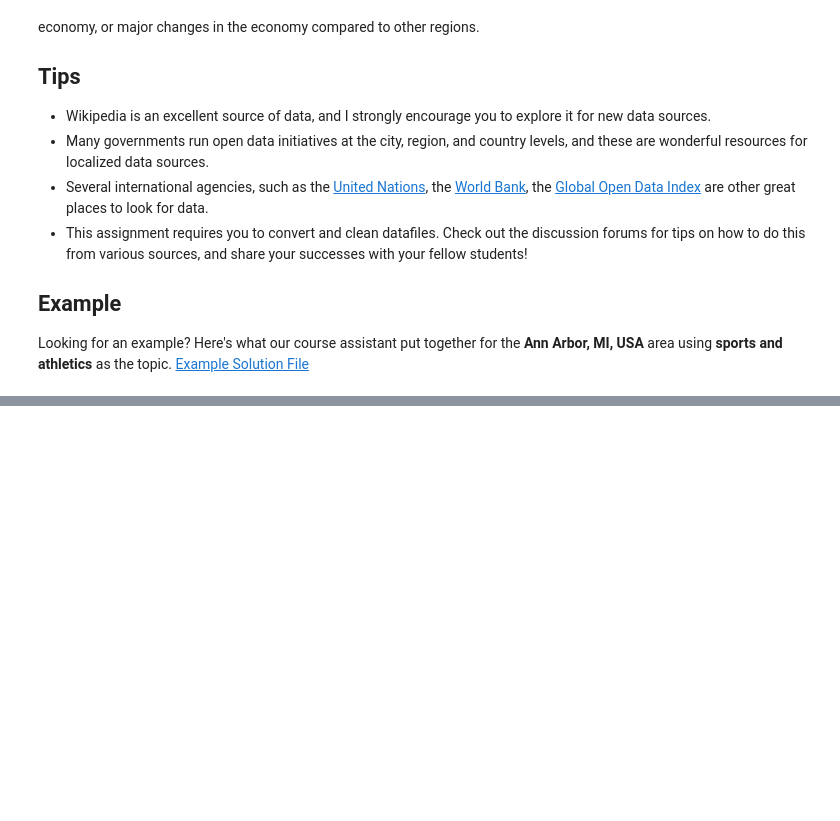
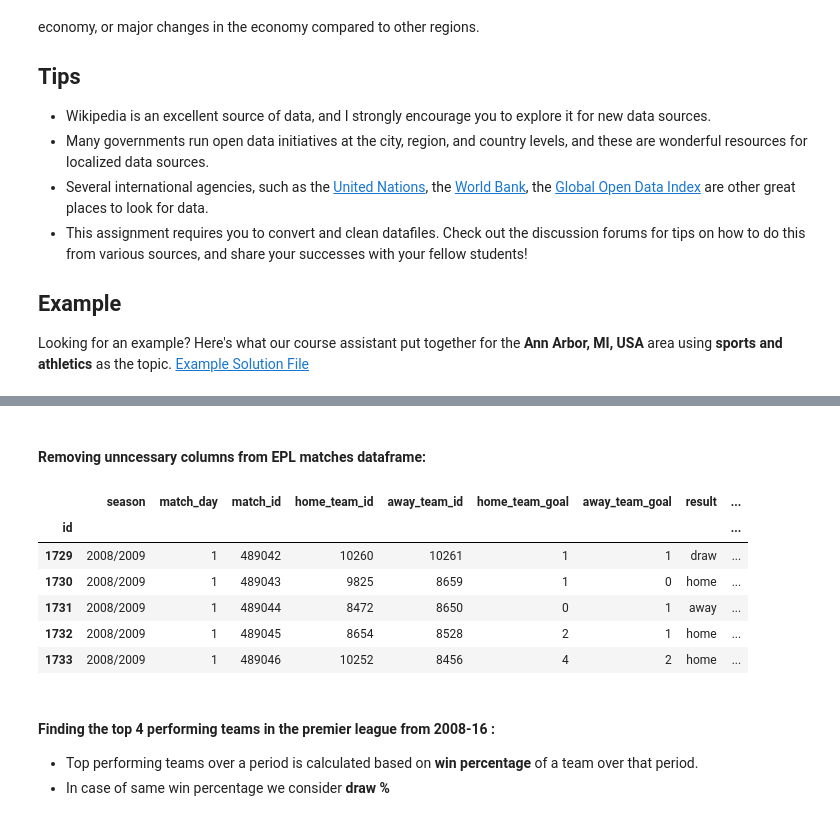
Before and after one commit to saurabhsm07/data-science-specialization, a Jupyter notebook: Course 2 - Applied plotting, charting and data representation/Notebooks/Assignment4.ipynb, the cells around one changed output, grey strips where cells are left out. Saved outputs shown, nothing was run; the diff lists cells and outputs as text; code cells hidden in the pictures; blank space fills up the shorter version.

Commit message:
begun with date preprocessing and cleaning for assignment 4

```diff
--- a/Course 2 - Applied plotting, charting and data representation/Notebooks/Assignment4.ipynb
+++ b/Course 2 - Applied plotting, charting and data representation/Notebooks/Assignment4.ipynb
@@ -37,4 +45,2 @@ import pandas as pd
 # %%
 conn = sqlite3.connect("./../../../../Datasets/European soccer databse 2008-16/database.sqlite")
-# %%
-df = pd.read_sql_query("select * from Country",conn)
@@ -55,0 +139,55 @@ df
+# %% [markdown]
+#### Removing unncessary columns from EPL matches dataframe:
+# %%
+# REMOVING : PLAYER INFORMATION COLUMNS, MATCH EVENT COLUMNS AND BETTING ODDS COLUMNS FOR THAT MATCH:
+# REMOVING: country Id, league Id and date of the match information
+# Setting index to 'id column'
+# renaming some columns {'home_team_api_id' : 'home_team_id', 'away_team_api_id': 'away_team_id','stage' : 'match_day'}
+epl_matches_df = (epl_matches_df.iloc[:,0:11]
+                  .drop(columns=['country_id', 'league_id', 'date'])
+                  .set_index('id')
+                  .rename({'home_team_api_id' : 'home_team_id', 'away_team_api_id': 'away_team_id','stage' : 'match_day', 'match_api_id' : 'match_id'}, axis= 1)
+                 )
+# %%
+# i/p : list of team ids o/p : dict of team id and team name
+def get_team_name(team_id_list):
+    team_long_name = {}
+    team_short_name = {}
+    for id in team_id_list:
+        team_long_name[id] = teams[teams['team_api_id'] == id]['team_long_name'].iloc[0]
+        team_short_name[id] = teams[teams['team_api_id'] == id]['team_short_name'].iloc[0]
+    return (team_long_name, team_short_name)
+# %%
+def add_result_column(row):
+    if row['home_team_goal'] == row['away_team_goal']:
+        row["result"] = 'draw'
+    elif row['home_team_goal'] > row['away_team_goal']:
+        row["result"] = 'home'
+    else:
+        row['result'] = 'away'
+    return row
+
+def add_team_names(row, team_name_dict):
+    row["home_team"] = team_name_dict[row['home_team_id']]
+    row["away_team"] = team_name_dict[row['away_team_id']]
+    return row
+
+full_name_dict, short_name_dict = get_team_name(epl_matches_df['home_team_id'].unique())
+
+# adding result column
+epl_matches_df = (epl_matches_df.apply(add_result_column, axis=1)
+                                .apply(add_team_names, args=(full_name_dict,), axis=1))
+# %%
+epl_matches_df.head()
+# %% [output]
+|  | season | match_day | match_id | home_team_id | away_team_id | home_team_goal | away_team_goal | result | ... |
+| id |  |  |  |  |  |  |  |  | ... |
+| 1729 | 2008/2009 | 1 | 489042 | 10260 | 10261 | 1 | 1 | draw | ... |
+| 1730 | 2008/2009 | 1 | 489043 | 9825 | 8659 | 1 | 0 | home | ... |
+| 1731 | 2008/2009 | 1 | 489044 | 8472 | 8650 | 0 | 1 | away | ... |
+| 1732 | 2008/2009 | 1 | 489045 | 8654 | 8528 | 2 | 1 | home | ... |
+| 1733 | 2008/2009 | 1 | 489046 | 10252 | 8456 | 4 | 2 | home | ... |
+# %% [markdown]
+#### Finding the top 4 performing teams in the premier league from 2008-16 :
+ - Top performing teams over a period is calculated based on **win percentage** of a team over that period.
+ - In case of same win percentage we consider **draw %**
```
Also changed, not shown: parts of 19 cells of this notebook, 1 other file.
